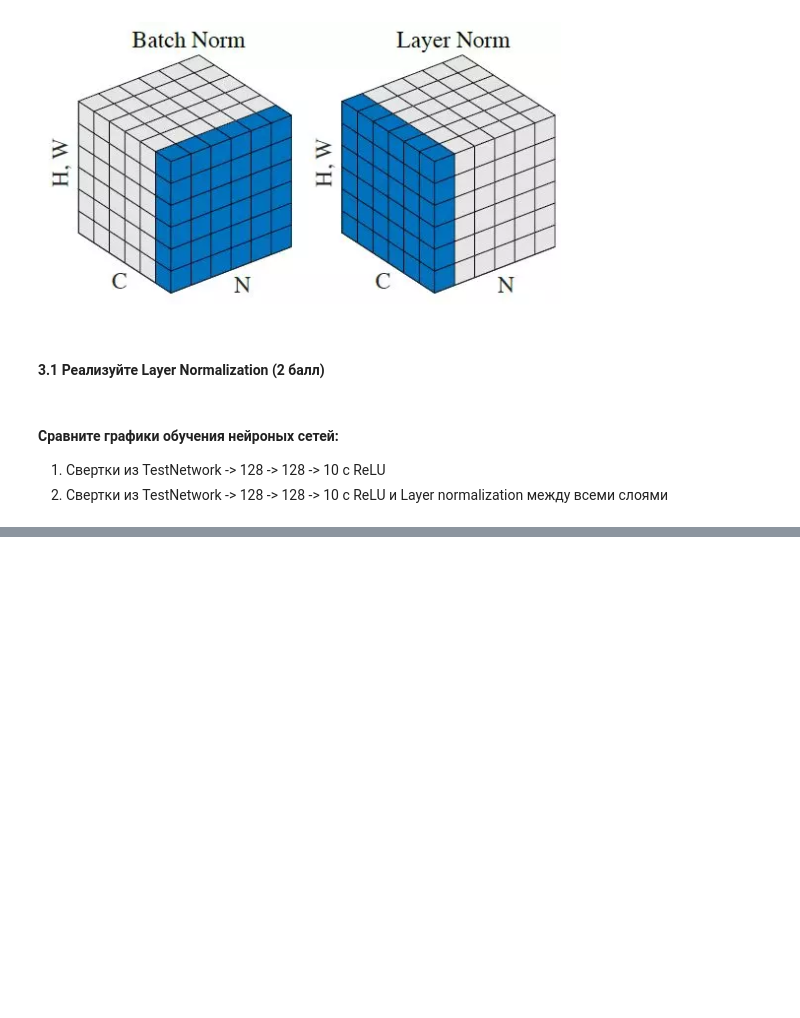
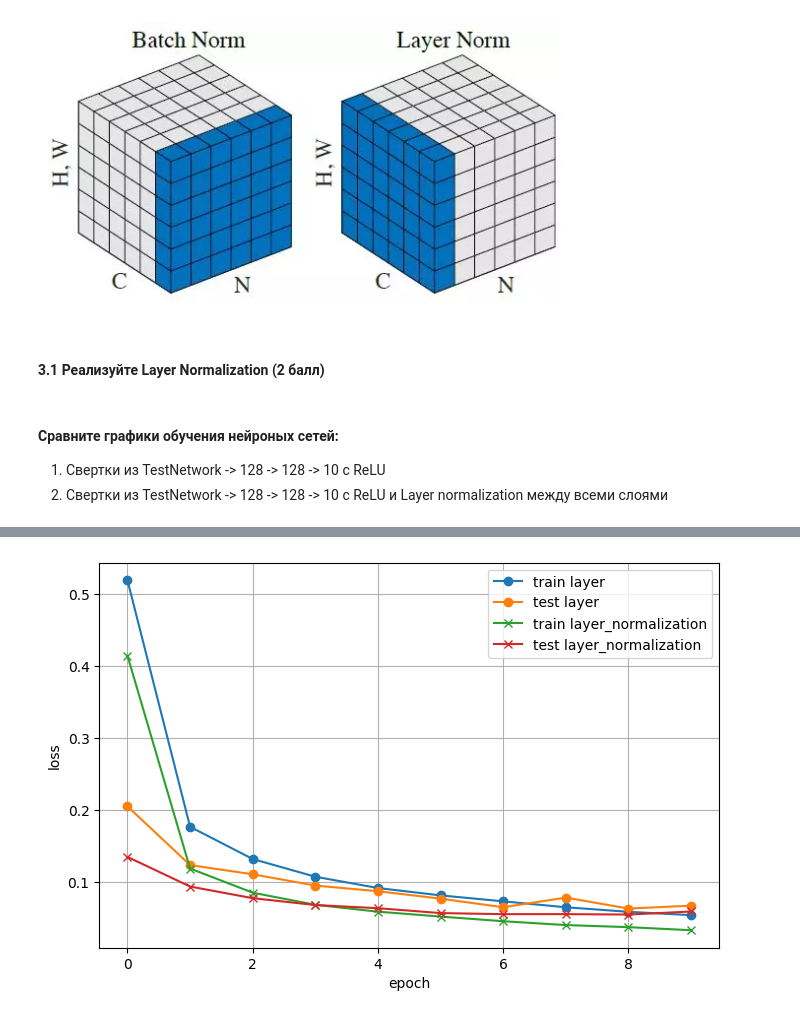
Before and after one commit to lerumi/NN_HW_2025_vk, a Jupyter notebook: HW5/homework5 (1).ipynb, the cells around one changed output, grey strips where cells are left out. Cells and saved outputs as stored; diff of their text form; code cells hidden in the pictures; blank space fills up the shorter version.

```diff
--- a/HW5/homework5 (1).ipynb
+++ b/HW5/homework5 (1).ipynb
@@ -346,0 +467,12 @@ class LayerNormalization(nn.Module):
+# %%
+layers = [
+    nn.Linear(7*7*4, 128),
+    nn.ReLU(),
+    nn.Linear(128, 128),
+    nn.ReLU(),
+    nn.Linear(128, 10)
+]
+# %%
+network = TestNetwork(nn.Sequential(*layers))
+optimizer = torch.optim.Adam(network.parameters(), lr=0.001)
+loss_fn = torch.nn.NLLLoss()
@@ -346,0 +532,15 @@ class LayerNormalization(nn.Module):
+# %%
+layer_normalization = [
+    nn.Linear(7*7*4, 128),
+    LayerNormalization(),
+    nn.ReLU(),
+    nn.Linear(128, 128),
+    LayerNormalization(),
+    nn.ReLU(),
+    nn.Linear(128, 10),
+    LayerNormalization()
+]
+# %%
+network = TestNetwork(nn.Sequential(*layer_normalization))
+optimizer = torch.optim.Adam(network.parameters(), lr=0.001)
+loss_fn = torch.nn.NLLLoss()
@@ -346,0 +600,13 @@ class LayerNormalization(nn.Module):
+# %%
+plt.figure(figsize=(8,5))
+plt.plot(train_losses_out, label='train layer', marker='o')
+plt.plot(test_losses_out, label='test layer', marker='o')
+plt.plot(train_losses_conn, label='train layer_normalization', marker='x')
+plt.plot(test_losses_conn, label='test layer_normalization', marker='x')
+plt.xlabel('epoch')
+plt.ylabel('loss')
+plt.legend()
+plt.grid(True)
+plt.show()
+# %% [output]
+[figure, added]
```
Also changed, not shown: parts of 10 cells of this notebook.
